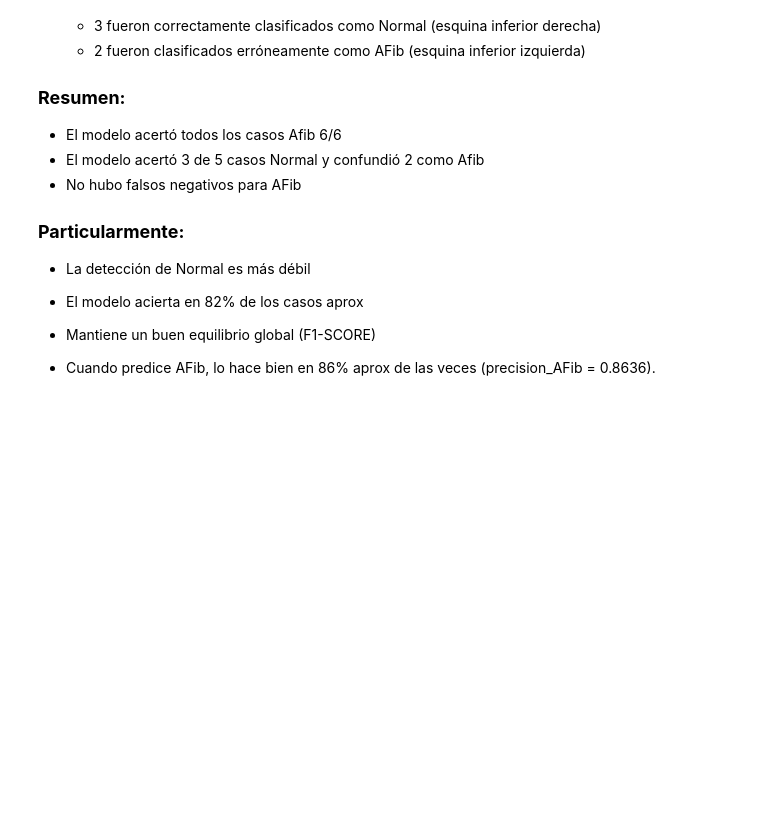
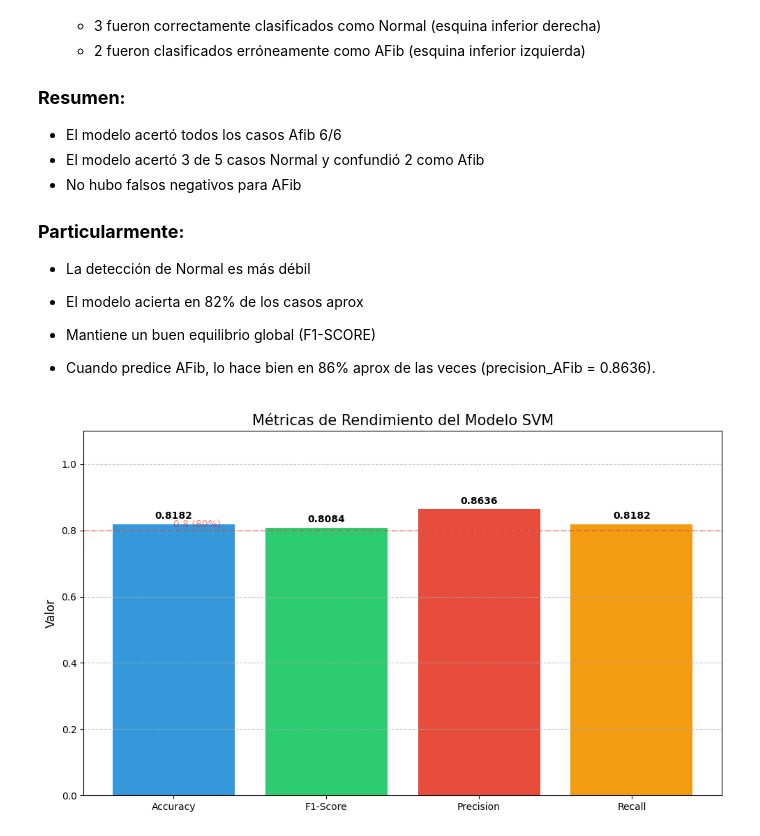
Before and after one commit to davicito8a/Project_ML, a Jupyter notebook: notebooks/etapa2_modelo_basico.ipynb, the cells around one changed output. Drawn from its saved outputs; the diff is of its cells as text; code cells hidden in the pictures; blank space fills up the shorter version.

Commit message:
Entrega final
README ACTUALIZADO Y MÉTRICAS DE RENDIMIENTO DEL MÓDELO

```diff
--- a/notebooks/etapa2_modelo_basico.ipynb
+++ b/notebooks/etapa2_modelo_basico.ipynb
@@ -143,3 +143,43 @@ plt.show()
 - Mantiene un buen equilibrio global (F1-SCORE)
 
 - Cuando predice AFib, lo hace bien en 86% aprox de las veces (precision_AFib = 0.8636).
+# %%
+# Visualización de las métricas del modelo
+import matplotlib.pyplot as plt
+import numpy as np
+
+# Métricas ya calculadas
+metrics = {
+    'Accuracy': accuracy,
+    'F1-Score': f1,
+    'Precision': precision,
+    'Recall': recall
+}
+
+# Crear figura
+plt.figure(figsize=(10, 6))
+
+# Crear gráfico de barras
+bars = plt.bar(metrics.keys(), metrics.values(), color=['#3498db', '#2ecc71', '#e74c3c', '#f39c12'])
+
+# Añadir valores sobre las barras
+for bar in bars:
+    height = bar.get_height()
+    plt.text(bar.get_x() + bar.get_width()/2., height + 0.01,
+             f'{height:.4f}', ha='center', va='bottom', fontweight='bold')
+
+# Personalización
+plt.ylim(0, 1.1)  # Límite del eje y
+plt.title('Métricas de Rendimiento del Modelo SVM', fontsize=15)
+plt.ylabel('Valor', fontsize=12)
+plt.grid(axis='y', linestyle='--', alpha=0.7)
+
+# Añadir una línea horizontal para referencia
+plt.axhline(y=0.8, color='red', linestyle='--', alpha=0.3)
+plt.text(0, 0.81, '0.8 (80%)', color='red', alpha=0.5)
+
+plt.tight_layout()
+plt.savefig('../metrics_visualization.png', dpi=300, bbox_inches='tight')  # Guardar la imagen
+plt.show()
+# %% [output]
+[figure, added]
```
Also changed, not shown: 3 other files.
